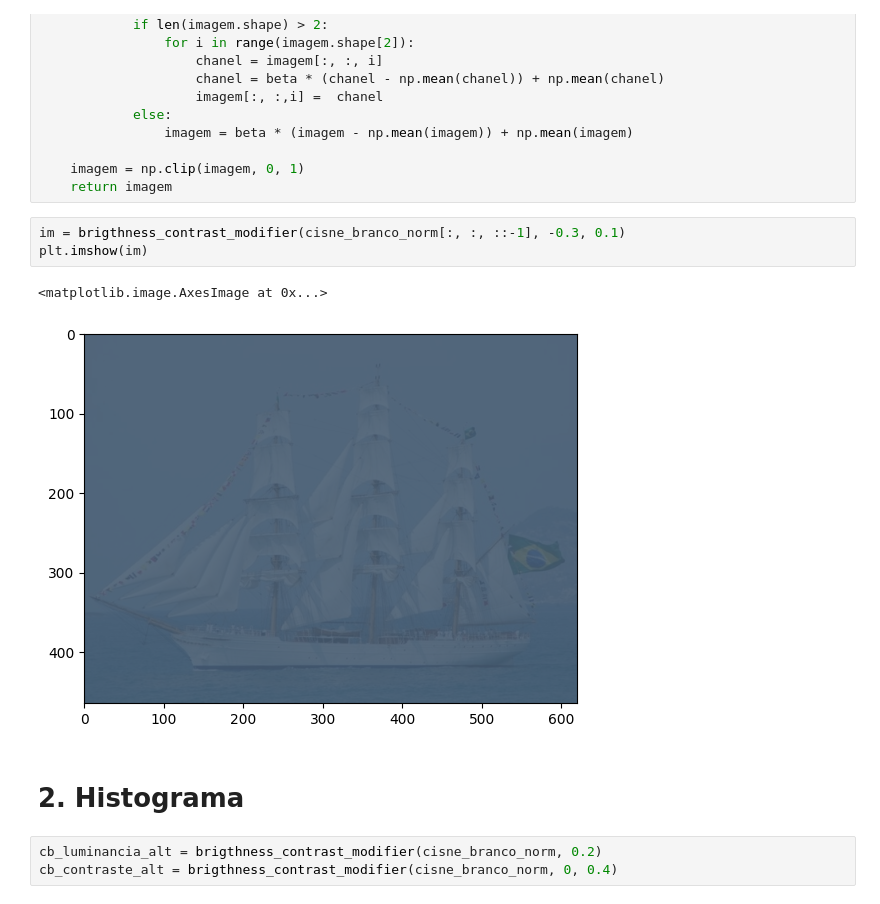
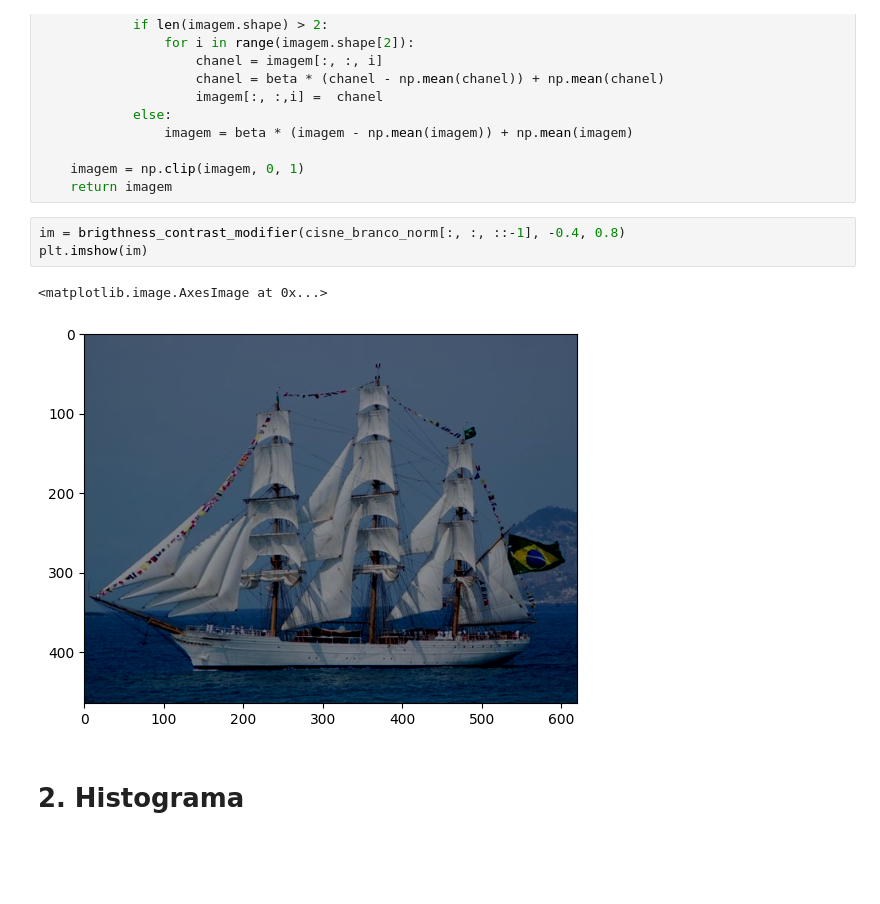
Before and after one commit to davi-dressler/fgv_vc, a Jupyter notebook: lista_1/funcoes.ipynb, the cells around one changed output. Saved outputs shown, nothing was run; the diff lists cells and outputs as text; blank space fills up the shorter version.

```diff
--- a/lista_1/funcoes.ipynb
+++ b/lista_1/funcoes.ipynb
@@ -29,13 +34,10 @@ def brigthness_contrast_modifier(img, alpha: float, beta: float = None):
     imagem = np.clip(imagem, 0, 1)
     return imagem
 # %%
-im = brigthness_contrast_modifier(cisne_branco_norm[:, :, ::-1], -0.3, 0.1)
+im = brigthness_contrast_modifier(cisne_branco_norm[:, :, ::-1], -0.4, 0.8)
 plt.imshow(im)
 # %% [output]
 <matplotlib.image.AxesImage at 0x...>
-[figure, old version]
+[figure, new version]
 # %% [markdown]
 # 2. Histograma
-# %%
-cb_luminancia_alt = brigthness_contrast_modifier(cisne_branco_norm, 0.2)
-cb_contraste_alt = brigthness_contrast_modifier(cisne_branco_norm, 0, 0.4)
```
Also changed, not shown: parts of 35 cells of this notebook, 3 other files.
